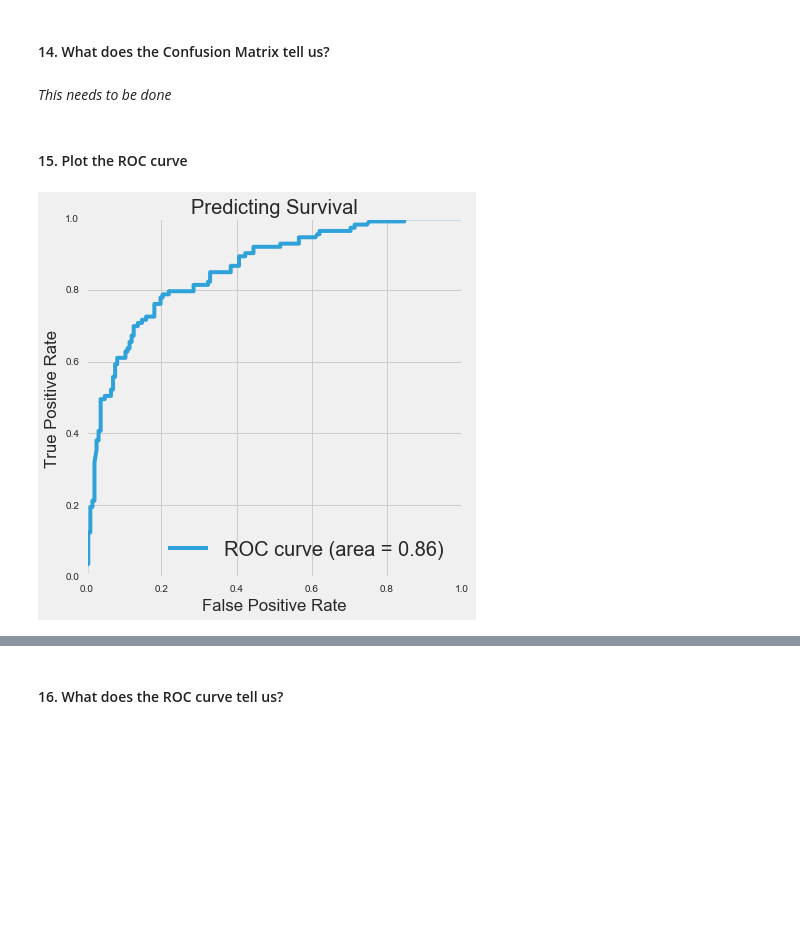
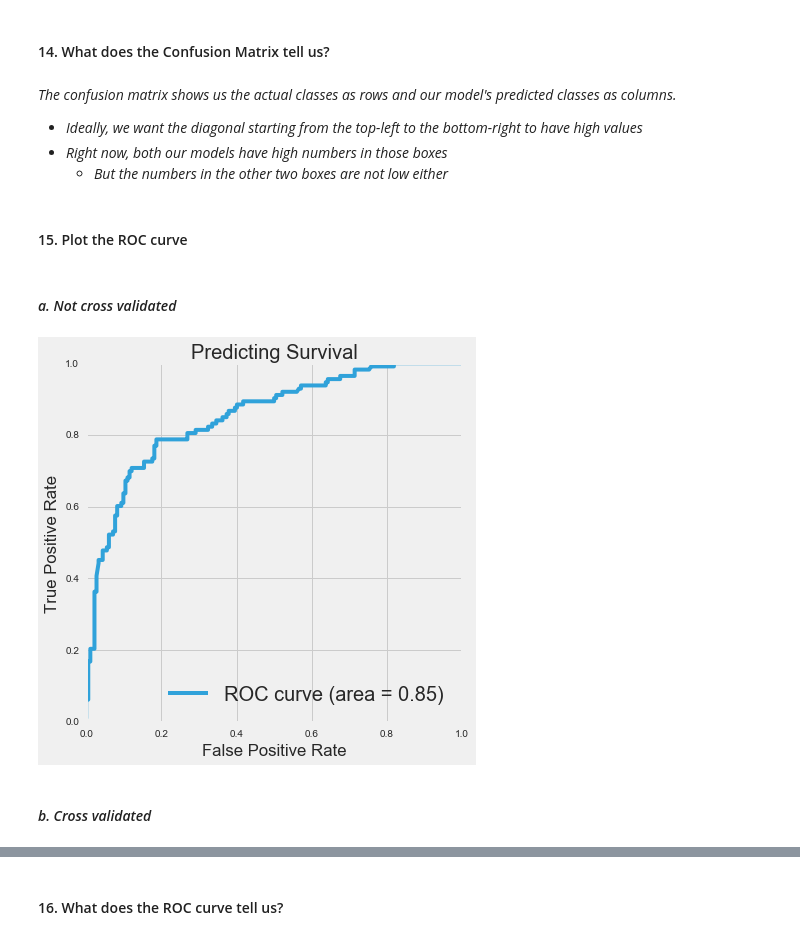
Before and after one commit to spockl/ga-dsi-1, a Jupyter notebook: projects/projects-weekly/project-05/code/starter-code/project-5-jocelyn-ong.ipynb, the cells around one changed output, grey strips where cells are left out. Saved outputs shown, nothing was run; the diff lists cells and outputs as text; code cells hidden in the pictures; blank space fills up the shorter version.

```diff
--- a/projects/projects-weekly/project-05/code/starter-code/project-5-jocelyn-ong.ipynb
+++ b/projects/projects-weekly/project-05/code/starter-code/project-5-jocelyn-ong.ipynb
@@ -501,10 +493,10 @@ median_ages.head()
 | 4 | Master | 3 | 4.0 |
 # %%
 # Define a function that takes the index of a row in the dataframe df2
-# and returns the median age for that prefix and class
+# and returns the median age for that salute and class
 def get_median_age(indexer):
     try:
-        return median_ages['Age'][(median_ages['Prefix']==df2.ix[indexer,'Prefix']) & \
+        return median_ages['Age'][(median_ages['Salute']==df2.ix[indexer,'Salute']) & \
                                   (median_ages['Pclass']==df2.ix[indexer,'Pclass'])]
     except:
         return 'failed'
@@ -551,0 +551,3 @@ df2.head()
+# %%
+df2 = pd.get_dummies(df2, prefix="Embarked", columns=["Embarked"], drop_first=True)
+df2.head()
@@ -556,9 +565,6 @@ df2.head()
 # %%
 # Create a copy of the clean dataframe for modeling purposes
 df3 = df2.copy()
-# %%
-# Create dummy variables for port of embarkation
-df3 = pd.get_dummies(df3, prefix="Embarked", columns=["Embarked"], drop_first=True)
 # %%
 df3.columns
 # %% [output]
@@ -603,6 +610,6 @@ log_coef.sort_values(by='abs_coef', ascending=False)
 X_train, X_test, y_train, y_test = train_test_split(X,y, stratify=y, test_size=0.33, random_state=77)
 # %%
-logreg2 = LogisticRegressionCV(Cs=20,cv=5)
+logreg2 = LogisticRegression()
 model2 = logreg2.fit(X_train,y_train)
 # %% [markdown]
 #### 7. Predict the class labels for the *Test* set
@@ -670,20 +719,27 @@ conmat
 # %% [markdown]
 #### 14. What does the Confusion Matrix tell us?
-# %% [markdown]
-*This needs to be done*
+# %% [markdown]
+*The confusion matrix shows us the actual classes as rows and our model's predicted classes as columns.*
+- *Ideally, we want the diagonal starting from the top-left to the bottom-right to have high values*
+- *Right now, both our models have high numbers in those boxes*
+    - *But the numbers in the other two boxes are not low either*
 # %% [markdown]
 #### 15. Plot the ROC curve
+# %% [markdown]
+#### *a. Not cross validated*
 # %%
 y_score = model2.decision_function(X_test)
-fpr, tpr, _ = metrics.roc_curve(y_test, y_score)
+fpr, tpr, threshold = metrics.roc_curve(y_test, y_score)
 
 print
 plt.subplots(figsize=(6,6));
 plt.plot(fpr, tpr, label='ROC curve (area = {:0.2f})'.format(metrics.roc_auc_score(y_test,y_score)));
 plt.xlabel('False Positive Rate');
 plt.ylabel('True Positive Rate');
 plt.title('Predicting Survival');
 plt.legend(loc='lower right', fontsize=20);
 plt.ylim(np.arange(0,1.2));
 # %% [output]
-[figure, old version]
+[figure, new version]
+# %% [markdown]
+#### *b. Cross validated*
```
Also changed, not shown: parts of 110 cells of this notebook, 2 other files.
